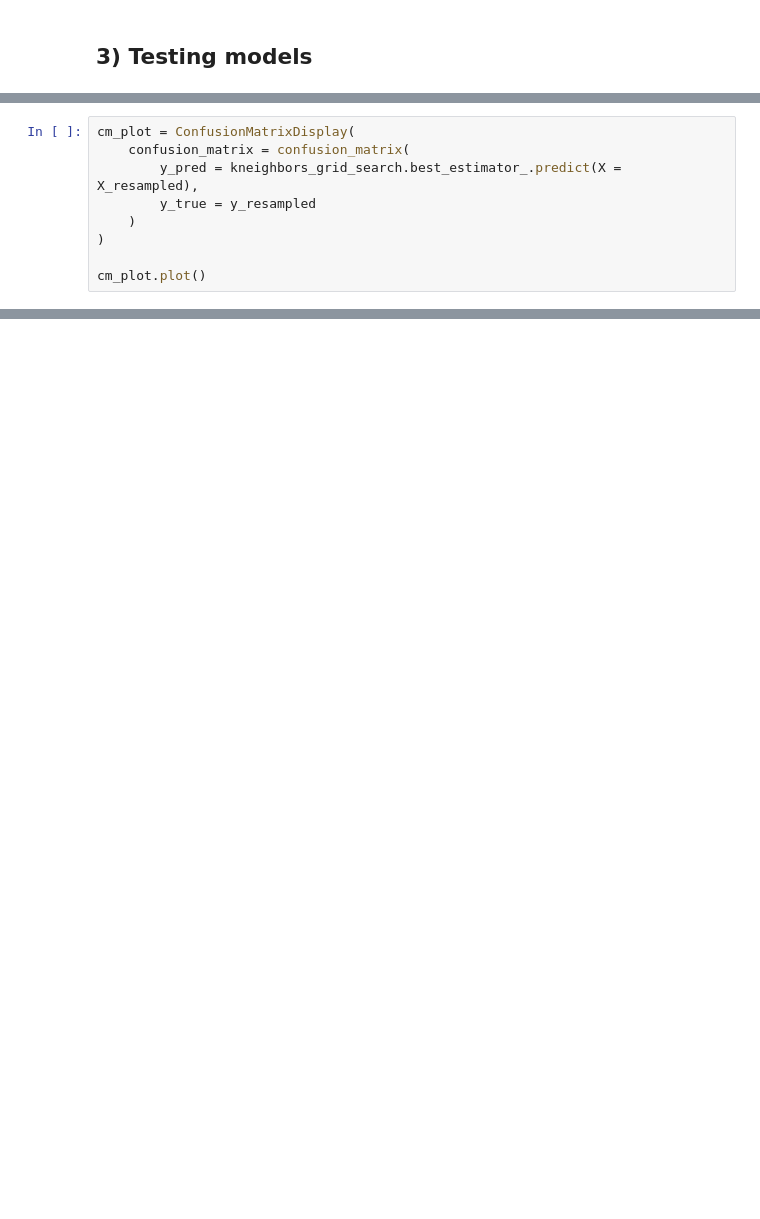
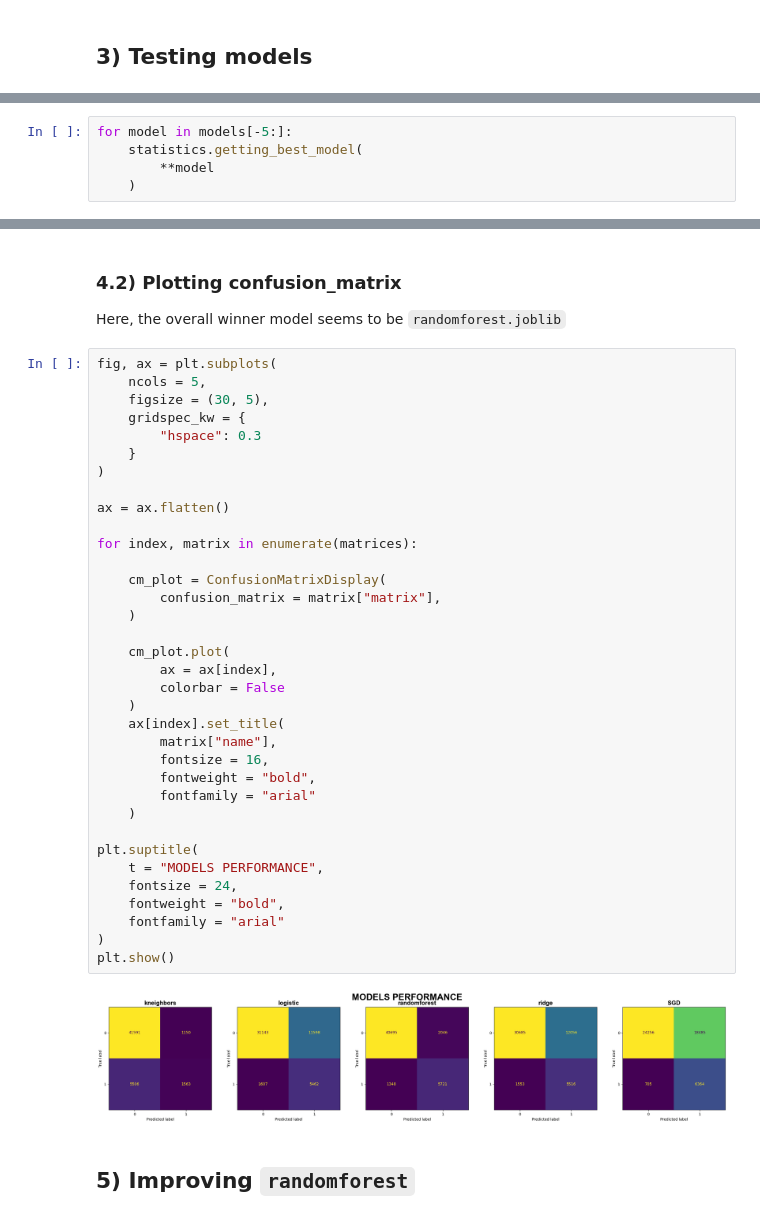
Before and after one commit to TulioInoue/diabetes_study, a Jupyter notebook: training.ipynb, the cells around one changed output, grey strips where cells are left out. Drawn from its saved outputs; the diff is of its cells as text; blank space fills up the shorter version.

```diff
--- a/training.ipynb
+++ b/training.ipynb
@@ -323,9 +193,0 @@ from sklearn.neural_network import MLPClassifier
-# %%
-cm_plot = ConfusionMatrixDisplay(
-    confusion_matrix = confusion_matrix(
-        y_pred = kneighbors_grid_search.best_estimator_.predict(X = X_resampled),
-        y_true = y_resampled
-    )
-)
-
-cm_plot.plot()
@@ -334,0 +283,5 @@ cm_plot.plot()
+# %%
+for model in models[-5:]:
+    statistics.getting_best_model(
+        **model
+    )
@@ -334,0 +363,43 @@ cm_plot.plot()
+# %% [markdown]
+### 4.2) Plotting confusion_matrix
+
+<p align="justigy">Here, the overall winner model seems to be <code>randomforest.joblib</code></p>
+# %%
+fig, ax = plt.subplots(
+    ncols = 5,
+    figsize = (30, 5),
+    gridspec_kw = {
+        "hspace": 0.3
+    }
+)
+
+ax = ax.flatten()
+
+for index, matrix in enumerate(matrices):
+
+    cm_plot = ConfusionMatrixDisplay(
+        confusion_matrix = matrix["matrix"],
+    )
+
+    cm_plot.plot(
+        ax = ax[index],
+        colorbar = False
+    )
+    ax[index].set_title(
+        matrix["name"],
+        fontsize = 16,
+        fontweight = "bold",
+        fontfamily = "arial"
+    )
+
+plt.suptitle(
+    t = "MODELS PERFORMANCE",
+    fontsize = 24,
+    fontweight = "bold",
+    fontfamily = "arial"
+)
+plt.show()
+# %% [output]
+[figure, added]
+# %% [markdown]
+## 5) Improving <code>randomforest</code>
```
Also changed, not shown: parts of 50 cells of this notebook, 4 other files.
